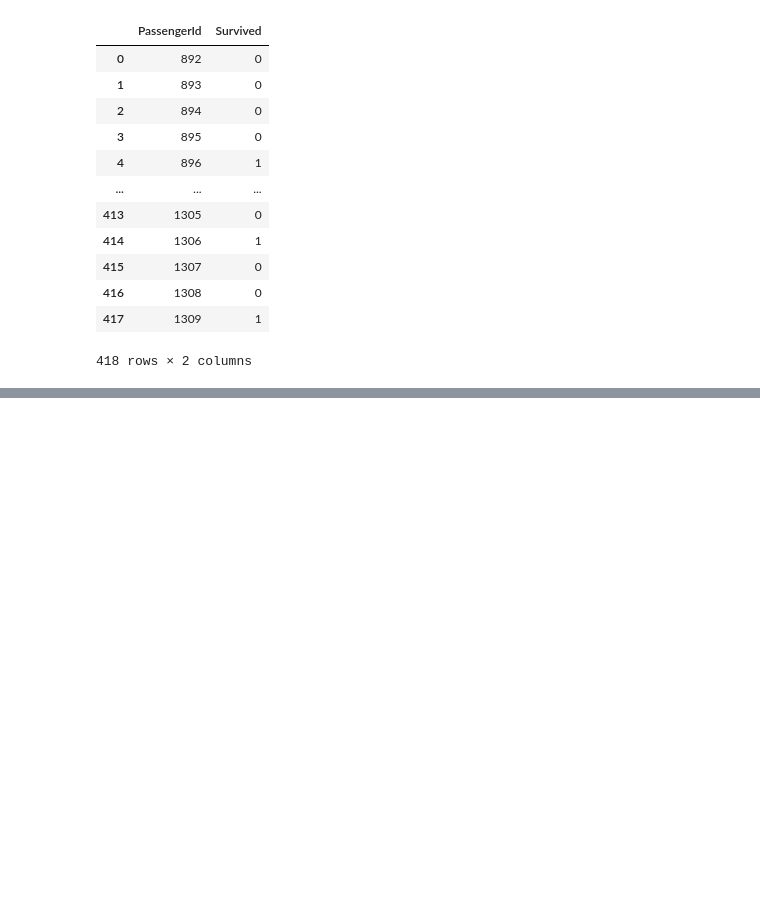
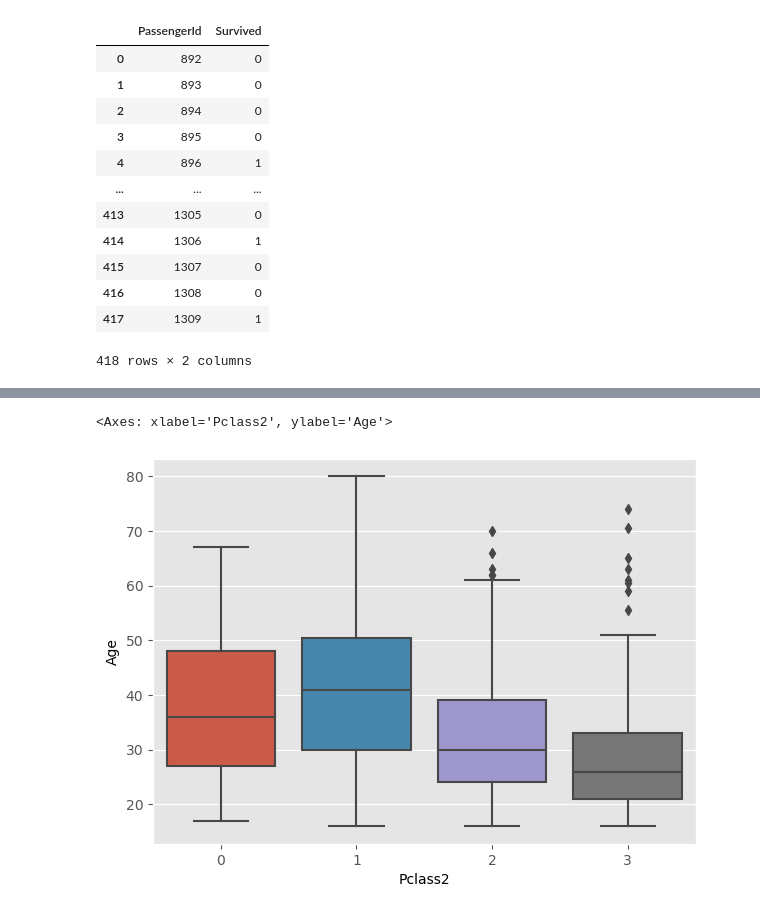
Before and after one commit to dkdkdkdkd/kaggle_study, a Jupyter notebook: kaggle_book_start/kaggle_titanic.ipynb, the cells around one changed output, grey strips where cells are left out. Cells and saved outputs as stored; diff of their text form; code cells hidden in the pictures; blank space fills up the shorter version.

```diff
--- a/kaggle_book_start/kaggle_titanic.ipynb
+++ b/kaggle_book_start/kaggle_titanic.ipynb
@@ -682,0 +769,6 @@ submission.to_csv("../submit/titanic_submit01.csv", index=False)
+# %%
+plt.figure(figsize=(7,5))
+sns.boxplot(x="Pclass2", y="Age", data=all_df[all_df["Age"]>15])
+# %% [output]
+<Axes: xlabel='Pclass2', ylabel='Age'>
+[figure, added]
```
Also changed, not shown: parts of 32 cells of this notebook.
